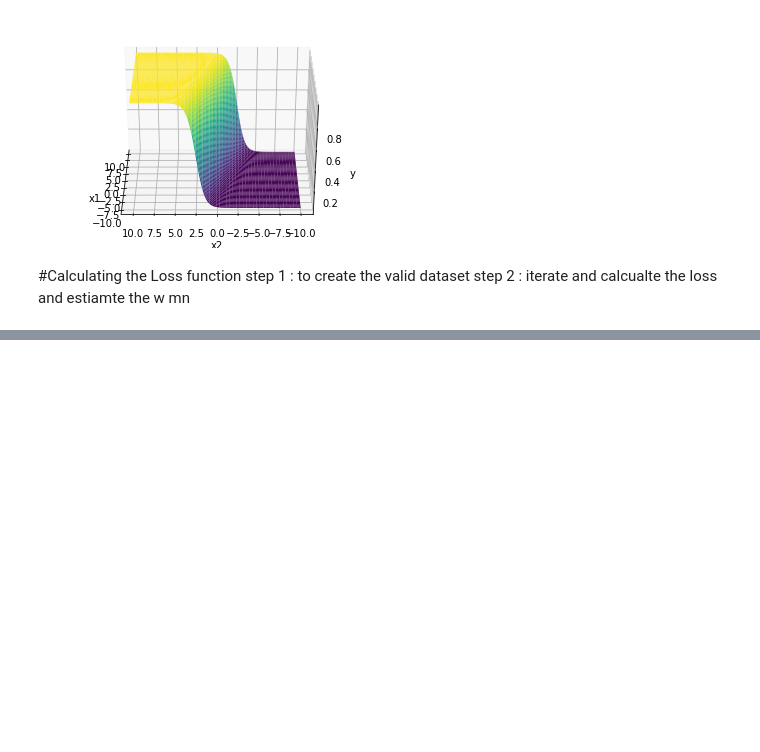
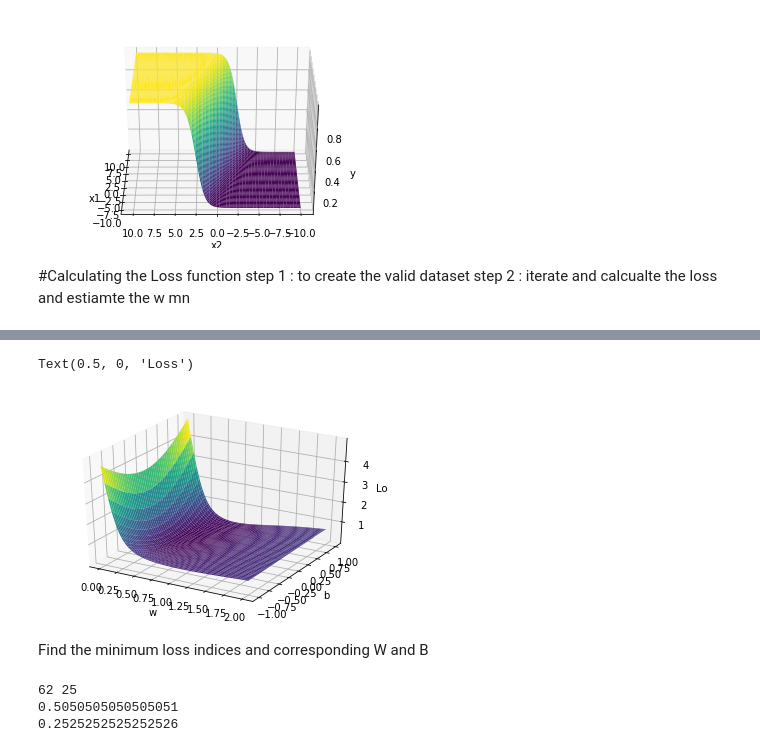
Before and after one commit to aborundiya/NeuralNetwork, a Jupyter notebook: gradientDescent.ipynb, the cells around one changed output, grey strips where cells are left out. Cells and saved outputs as stored; diff of their text form; code cells hidden in the pictures; blank space fills up the shorter version.

```diff
--- a/gradientDescent.ipynb
+++ b/gradientDescent.ipynb
@@ -64,6 +64,40 @@ def calculate_loss(X,Y,w_est,b_est):
   loss = 0
   for x,y in zip(X,Y):
     loss += (y - sigmoid(w_est,b_est,x))**2
+  return loss
+# %%
+W = np.linspace(0,2,100)
+B = np.linspace(-1,1,100)
+WW, BB = np.meshgrid(W,B)
+Loss = np.zeros(WW.shape)
+for i in range(WW.shape[0]):
+  for j in range(WW.shape[1]):
+    Loss[i,j] = calculate_loss(X,Y,WW[i,j],BB[i,j])
+# %%
+fig = plt.figure()
+ax = plt.axes(projection = '3d')
+ax.plot_surface(WW,BB,Loss, cmap ='viridis')
+ax.set_xlabel('w')
+ax.set_ylabel('b')
+ax.set_zlabel('Loss')
+#ax.view_init(30,270)
+# %% [output]
+Text(0.5, 0, 'Loss')
+[figure, added]
+# %% [markdown]
+Find the minimum loss indices and corresponding W and B
+# %%
+ij = np.argmin(Loss)
+i = int(np.floor(ij/Loss.shape[1]))
+j = int(ij - i * Loss.shape[1])
+
+print(i,j)
+print(WW[i,j])
+print(BB[i,j])
+# %% [output]
+62 25
+0.5050505050505051
+0.2525252525252526
 # %%
 def error(w, b,X, Y) :
   err_factor = 0.0
```
Also changed, not shown: parts of 2 cells of this notebook.
